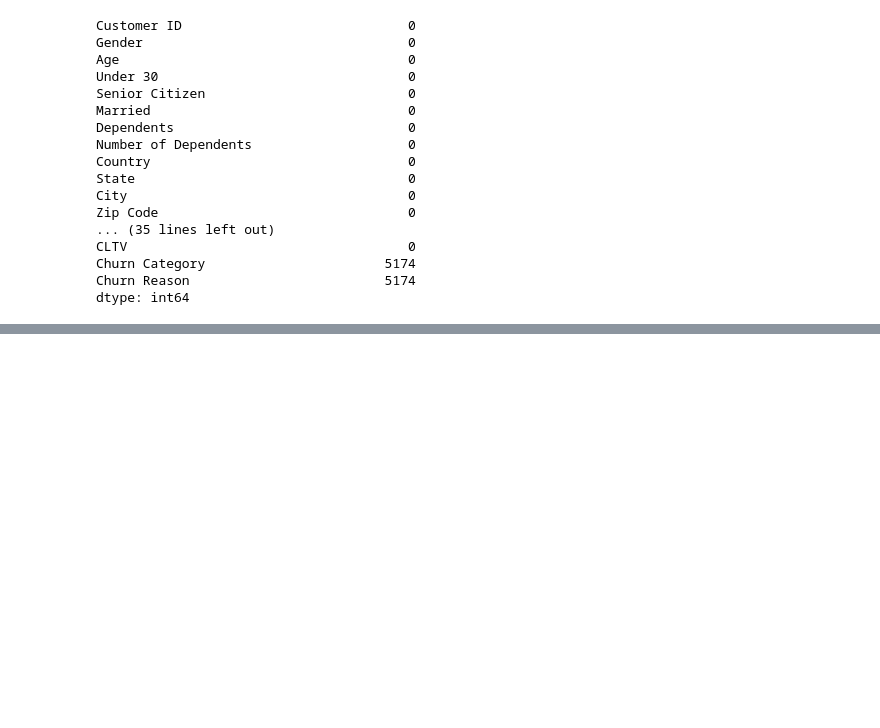
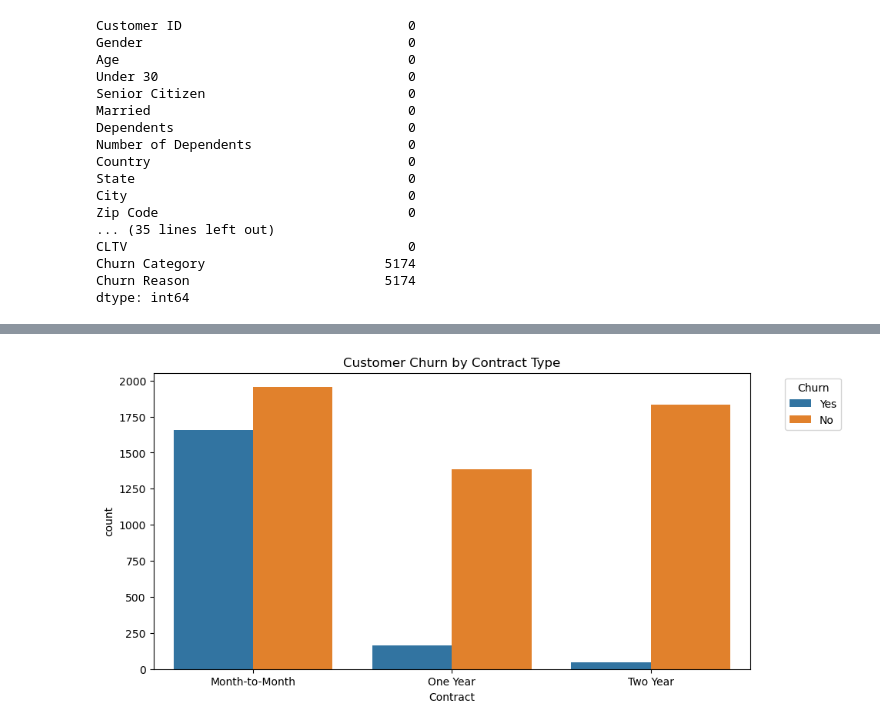
Before and after one commit to AdamImoro/Telco-churn-EDA, a Jupyter notebook: churn-EDA.ipynb, the cells around one changed output, grey strips where cells are left out. Drawn from its saved outputs; the diff is of its cells as text; code cells hidden in the pictures; blank space fills up the shorter version.

```diff
--- a/churn-EDA.ipynb
+++ b/churn-EDA.ipynb
@@ -137,0 +129,8 @@ plt.tight_layout()
+# %%
+plt.figure(figsize=(10,5))
+sns.countplot(x="Contract", hue="Churn Label", data=telco_df)
+plt.title("Customer Churn by Contract Type")
+plt.legend(title="Churn", bbox_to_anchor=(1.05, 1))
+plt.show()
+# %% [output]
+[figure, added]
```
Also changed, not shown: parts of 22 cells of this notebook.
